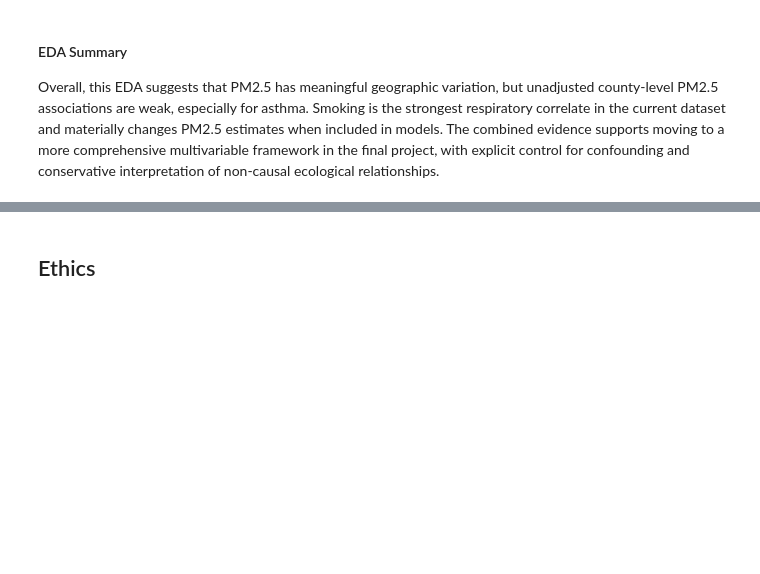
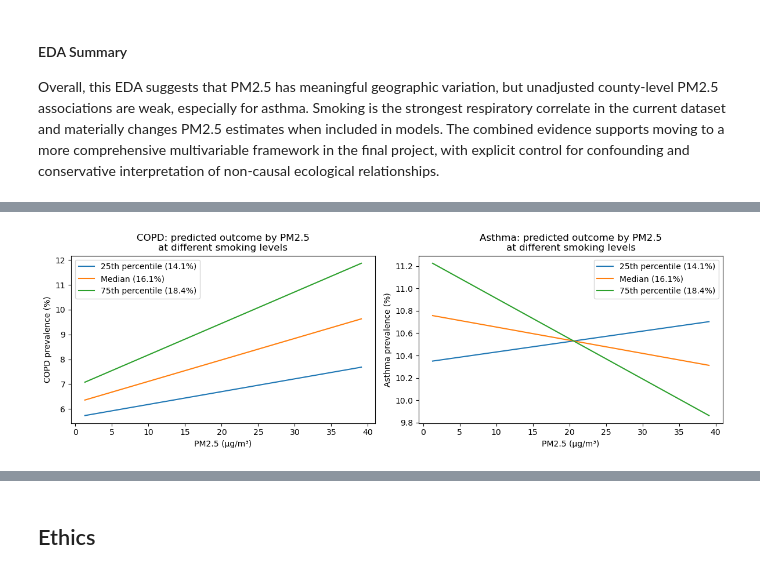
Before and after one commit to COGS108/Group142_WI26, a Jupyter notebook: 03-FinalProject.ipynb, the cells around one changed output, grey strips where cells are left out. Drawn from its saved outputs; the diff is of its cells as text; code cells hidden in the pictures; blank space fills up the shorter version.

```diff
--- a/03-FinalProject.ipynb
+++ b/03-FinalProject.ipynb
@@ -1194,0 +1359,78 @@ Some more words and stuff.  Remember notebooks work best if you interleave the c
+# %%
+import numpy as np
+import pandas as pd
+import matplotlib.pyplot as plt
+import statsmodels.formula.api as smf
+
+if 'analysis_complete' not in globals():
+    from pathlib import Path
+    data_path = Path('data/02-processed/final_merged_places_pm25.csv')
+    analysis_complete = pd.read_csv(data_path, dtype={'LocationID': 'string', 'fips': 'string'})
+    analysis_complete = analysis_complete.dropna(subset=['pm25', 'copd', 'asthma', 'smoking']).copy()
+
+analysis_complete = analysis_complete.copy()
+analysis_complete['smoking_c'] = analysis_complete['smoking'] - analysis_complete['smoking'].mean()
+
+interaction_models = {
+    'COPD': smf.ols('copd ~ pm25 * smoking_c', data=analysis_complete).fit(cov_type='HC3'),
+    'Asthma': smf.ols('asthma ~ pm25 * smoking_c', data=analysis_complete).fit(cov_type='HC3')
+}
+
+rows = []
+for outcome, model in interaction_models.items():
+    for term in ['pm25', 'smoking_c', 'pm25:smoking_c']:
+        ci_low, ci_high = model.conf_int().loc[term]
+        rows.append({
+            'Outcome': outcome,
+            'Term': term,
+            'Coef': model.params[term],
+            'CI_low': ci_low,
+            'CI_high': ci_high,
+            'p_value': model.pvalues[term],
+            'R_squared': model.rsquared,
+            'N': int(model.nobs)
+        })
+
+interaction_results = pd.DataFrame(rows)
+display(interaction_results.round(4))
+
+smoking_levels = {
+    '25th percentile (14.1%)': 14.1,
+    'Median (16.1%)': 16.1,
+    '75th percentile (18.4%)': 18.4
+}
+
+simple_slope_rows = []
+for outcome, model in interaction_models.items():
+    for label, value in smoking_levels.items():
+        slope = model.params['pm25'] + model.params['pm25:smoking_c'] * (value - analysis_complete['smoking'].mean())
+        simple_slope_rows.append({
+            'Outcome': outcome,
+            'Smoking level': label,
+            'Estimated PM2.5 slope': slope
+        })
+
+simple_slope_table = pd.DataFrame(simple_slope_rows)
+display(simple_slope_table.round(4))
+
+pm_grid = np.linspace(analysis_complete['pm25'].min(), analysis_complete['pm25'].max(), 100)
+
+fig, axes = plt.subplots(1, 2, figsize=(12, 4), sharex=True)
+
+for ax, outcome in zip(axes, ['COPD', 'Asthma']):
+    model = interaction_models[outcome]
+    for label, value in smoking_levels.items():
+        pred_df = pd.DataFrame({
+            'pm25': pm_grid,
+            'smoking_c': value - analysis_complete['smoking'].mean()
+        })
+        ax.plot(pm_grid, model.predict(pred_df), label=label)
+
+    ax.set_title(f'{outcome}: predicted outcome by PM2.5\nat different smoking levels')
+    ax.set_xlabel('PM2.5 (μg/m³)')
+    ax.set_ylabel(f'{outcome} prevalence (%)')
+    ax.legend()
+
+plt.tight_layout()
+plt.show()
+# %% [output]
@@ -1194,0 +1451 @@ Some more words and stuff.  Remember notebooks work best if you interleave the c
+[figure, added]
```
Also changed, not shown: parts of 20 cells of this notebook.
